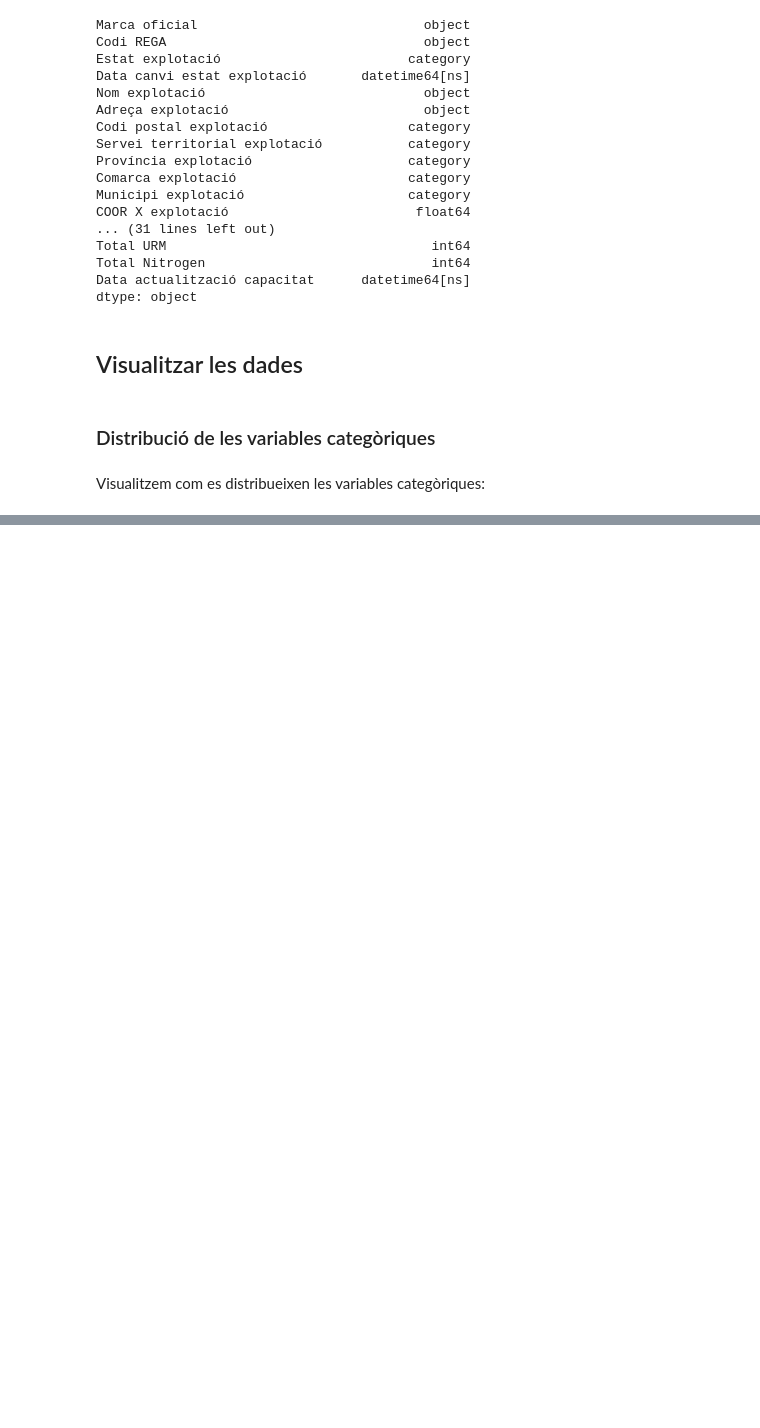
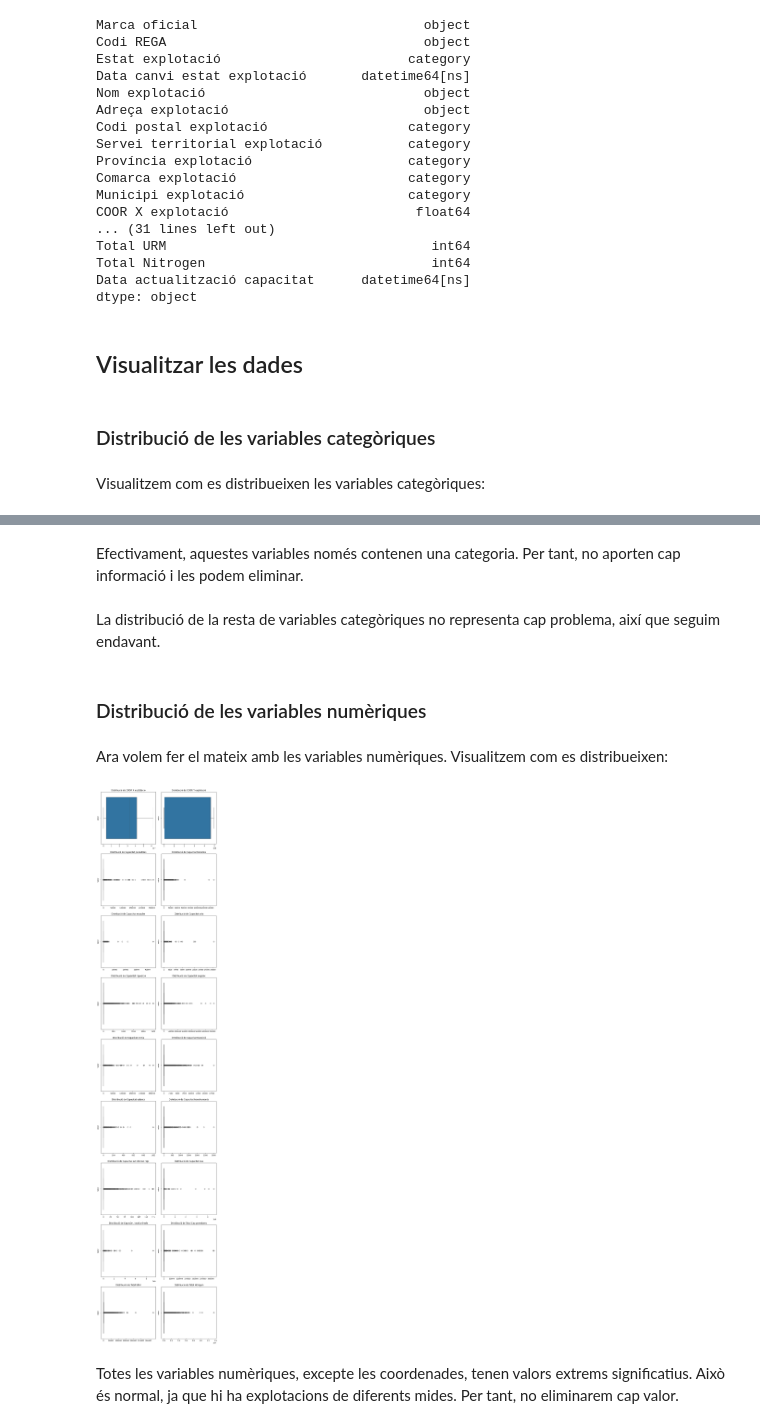
Before and after one commit to guillempla/catalan-livestock-data, a Jupyter notebook: src/explotacions-ramaderes-eda.py.ipynb, the cells around one changed output, grey strips where cells are left out. Cells and saved outputs as stored; diff of their text form; code cells hidden in the pictures; blank space fills up the shorter version.

```diff
--- a/src/explotacions-ramaderes-eda.py.ipynb
+++ b/src/explotacions-ramaderes-eda.py.ipynb
@@ -317,0 +340,48 @@ The palette list has fewer values (1) than needed (6) and will cycle, which may
+# %% [markdown]
+Efectivament, aquestes variables només contenen una categoria. Per tant, no aporten cap informació i les podem eliminar.
+# %%
+# Llista de columnes a eliminar
+columns_to_drop = ["Estat explotació", "Estat subexplotació", "Autoconsum"]
+
+# Eliminar les columnes especificades
+df = df.drop(columns_to_drop, axis=1)
+# %% [markdown]
+La distribució de la resta de variables categòriques no representa cap problema, així que seguim endavant.
+# %% [markdown]
+### Distribució de les variables numèriques
+# %% [markdown]
+Ara volem fer el mateix amb les variables numèriques. Visualitzem com es distribueixen:
+# %%
+# Seleccionar només les columnes numèriques
+numeric_columns = df.select_dtypes(include=['int64', 'float64']).columns
+
+# Calcular el nombre de files que necessitarem per al grid (2 columnes per fila)
+num_vars = len(numeric_columns)
+cols = 2
+rows = math.ceil(num_vars / cols)
+
+# Crear una figura amb subgràfics
+fig, axes = plt.subplots(nrows=rows, ncols=cols, figsize=(10, 5 * rows))
+
+# Iterar sobre les columnes numèriques i crear un box plot per a cada una
+for i, col in enumerate(numeric_columns):
+    row = i // cols
+    col_index = i % cols
+    ax = axes[row, col_index]
+
+    sns.boxplot(x=df[col], ax=ax)  # Crear un box plot
+    ax.set_title(f'Distribució de {col}')
+    ax.set_xlabel('')
+    ax.set_ylabel('Valor')
+
+# Amagar els axes sobrants si el nombre de variables no omple l'última fila
+if num_vars % cols != 0:
+    for j in range(num_vars, rows * cols):
+        axes.flat[j].set_visible(False)
+
+plt.tight_layout()
+plt.show()
+# %% [output]
+[figure, added]
+# %% [markdown]
+Totes les variables numèriques, excepte les coordenades, tenen valors extrems significatius. Això és normal, ja que hi ha explotacions de diferents mides. Per tant, no eliminarem cap valor.
```
Also changed, not shown: parts of 17 cells of this notebook.
